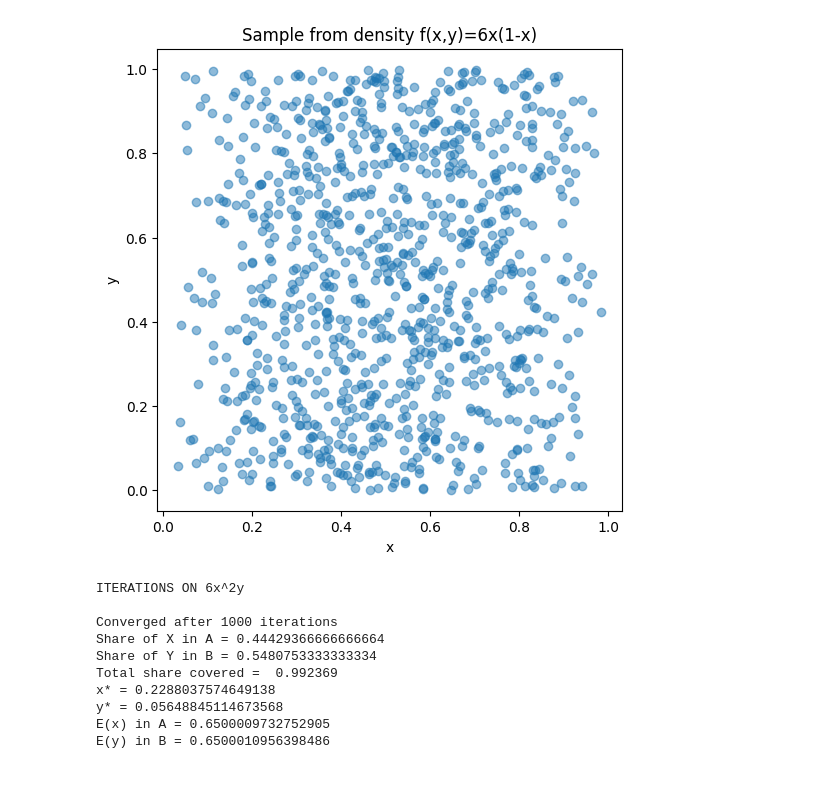
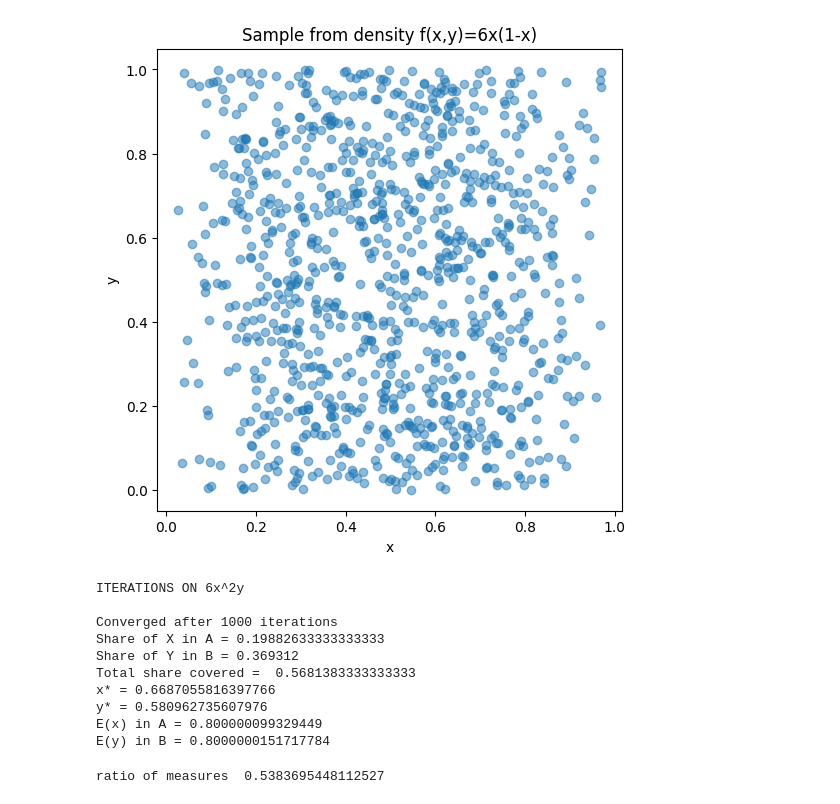
Before and after one commit to GuramL/Pandering, a Jupyter notebook: 6x(1-x).ipynb, the cells around one changed output. Cells and saved outputs as stored; diff of their text form; code cells hidden in the pictures.

Commit message:
no constant ratio of measures

```diff
--- a/6x(1-x).ipynb
+++ b/6x(1-x).ipynb
@@ -1,35 +1,35 @@
 # %%
 import numpy as np
 import matplotlib.pyplot as plt
 
 # Number of observations
 N = 3_000_000
 
 # Generate x-values from Beta(2,2), which has density 6*x*(1-x)
-x_samples = np.random.beta(2, 2, size=n)
+x_samples = np.random.beta(2, 2, size=N)
 
 # Generate y-values uniformly on [0,1]
-y_samples = np.random.rand(n)
+y_samples = np.random.rand(N)
 
 # Combine x and y into one array (each row is an observation)
 data = np.column_stack((x_samples, y_samples))
 
 # Optional: Plot a sample of the observations (using first 1000 points for clarity)
 plt.figure(figsize=(6,6))
 plt.scatter(x_samples[:1000], y_samples[:1000], alpha=0.5)
 plt.xlabel('x')
 plt.ylabel('y')
 plt.title('Sample from density f(x,y)=6x(1-x)')
 plt.show()
 # %% [output]
-[figure, old version]
+[figure, new version]
 # %%
 # Initialize x_star and y_star
 x_star_1 = 0.23
 y_star_1 = 0.06
 
 # Define the target mean value
-target_mean_1 = 0.65
+target_mean_1 = 0.8
 
 # Define a tolerance for convergence
 tolerance_1 = 1e-10
@@ -93,10 +93,14 @@ print("E(y) in B =", meanY_in_B_1)
 ITERATIONS ON 6x^2y
 
 Converged after 1000 iterations
-Share of X in A = 0.44429366666666664
-Share of Y in B = 0.5480753333333334
-Total share covered =  0.992369
-x* = 0.2288037574649138
-y* = 0.05648845114673568
-E(x) in A = 0.6500009732752905
-E(y) in B = 0.6500010956398486
+Share of X in A = 0.19882633333333333
+Share of Y in B = 0.369312
+Total share covered =  0.5681383333333333
+x* = 0.6687055816397766
+y* = 0.580962735607976
+E(x) in A = 0.800000099329449
+E(y) in B = 0.8000000151717784
+# %%
+print("ratio of measures ", (len(X_in_A_1)/N)/(len(Y_in_B_1)/N))
+# %% [output]
+ratio of measures  0.5383695448112527
```
